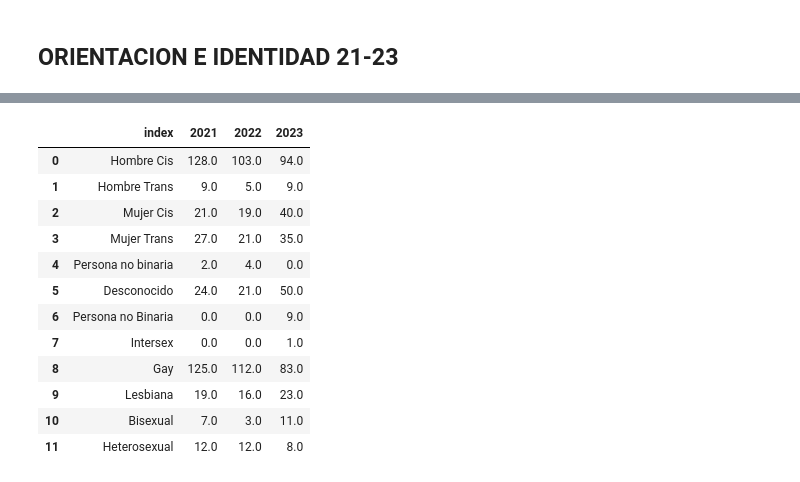
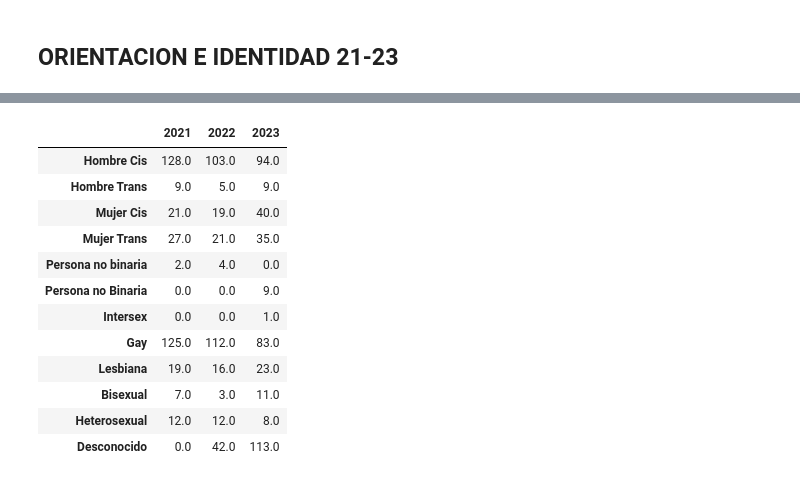
Before and after one commit to hug4470/ONLINE_DS_THEBRIDE_HUGOMM, a Jupyter notebook: EDA/Hugo EDA.ipynb, the cells around one changed output, grey strips where cells are left out. Saved outputs shown, nothing was run; the diff lists cells and outputs as text; code cells hidden in the pictures.

```diff
--- a/EDA/Hugo EDA.ipynb
+++ b/EDA/Hugo EDA.ipynb
@@ -833,0 +877,3 @@ or2022
+# %%
+or2022=or2022.drop(index = "Total")
+or2022
@@ -855,5 +916,5 @@ id2023
 # %%
 id2023
-id2023.set_index("Sexo/Identidad", inplace= True)
+id2023.set_index("Género", inplace= True)
 id2023.rename(columns = {"Casos" : "2023"}, inplace = True)
 id2023.rename(index = {"No Binaria" : "Persona no binaria"}, inplace = True)
@@ -872,0 +921,3 @@ id2023
+# %%
+id2023 = id2023.iloc[:6,:]
+id2023
@@ -885,5 +953,5 @@ or2023
 | 4 | Total | 125 |
 | 5 | Desconocido | 113 |
 # %%
-or2023.set_index("Orientación Sexual", inplace= True)
+or2023.set_index("Orientación", inplace= True)
 or2023.rename(columns = {"Casos" : "2023"}, inplace = True)
@@ -970,20 +1083,18 @@ ortotal
 # %%
 idortotal = pd.concat([idtotal, ortotal], axis=0)
-idortotal.drop("Total", inplace = True)
-idortotal = idortotal.iloc[:-2,:]  # Excluimos las filas "Total" y "Desconocido"
-idortotal.reset_index(inplace = True)
+idortotal = idortotal.drop(index = "Otro")
 idortotal
 # %% [output]
-|  | index | 2021 | 2022 | 2023 |
-| 0 | Hombre Cis | 128.0 | 103.0 | 94.0 |
-| 1 | Hombre Trans | 9.0 | 5.0 | 9.0 |
-| 2 | Mujer Cis | 21.0 | 19.0 | 40.0 |
-| 3 | Mujer Trans | 27.0 | 21.0 | 35.0 |
-| 4 | Persona no binaria | 2.0 | 4.0 | 0.0 |
-| 5 | Desconocido | 24.0 | 21.0 | 50.0 |
-| 6 | Persona no Binaria | 0.0 | 0.0 | 9.0 |
-| 7 | Intersex | 0.0 | 0.0 | 1.0 |
-| 8 | Gay | 125.0 | 112.0 | 83.0 |
-| 9 | Lesbiana | 19.0 | 16.0 | 23.0 |
-| 10 | Bisexual | 7.0 | 3.0 | 11.0 |
-| 11 | Heterosexual | 12.0 | 12.0 | 8.0 |
+|  | 2021 | 2022 | 2023 |
+| Hombre Cis | 128.0 | 103.0 | 94.0 |
+| Hombre Trans | 9.0 | 5.0 | 9.0 |
+| Mujer Cis | 21.0 | 19.0 | 40.0 |
+| Mujer Trans | 27.0 | 21.0 | 35.0 |
+| Persona no binaria | 2.0 | 4.0 | 0.0 |
+| Persona no Binaria | 0.0 | 0.0 | 9.0 |
+| Intersex | 0.0 | 0.0 | 1.0 |
+| Gay | 125.0 | 112.0 | 83.0 |
+| Lesbiana | 19.0 | 16.0 | 23.0 |
+| Bisexual | 7.0 | 3.0 | 11.0 |
+| Heterosexual | 12.0 | 12.0 | 8.0 |
+| Desconocido | 0.0 | 42.0 | 113.0 |
```
Also changed, not shown: parts of 54 cells of this notebook, 17 other files.
